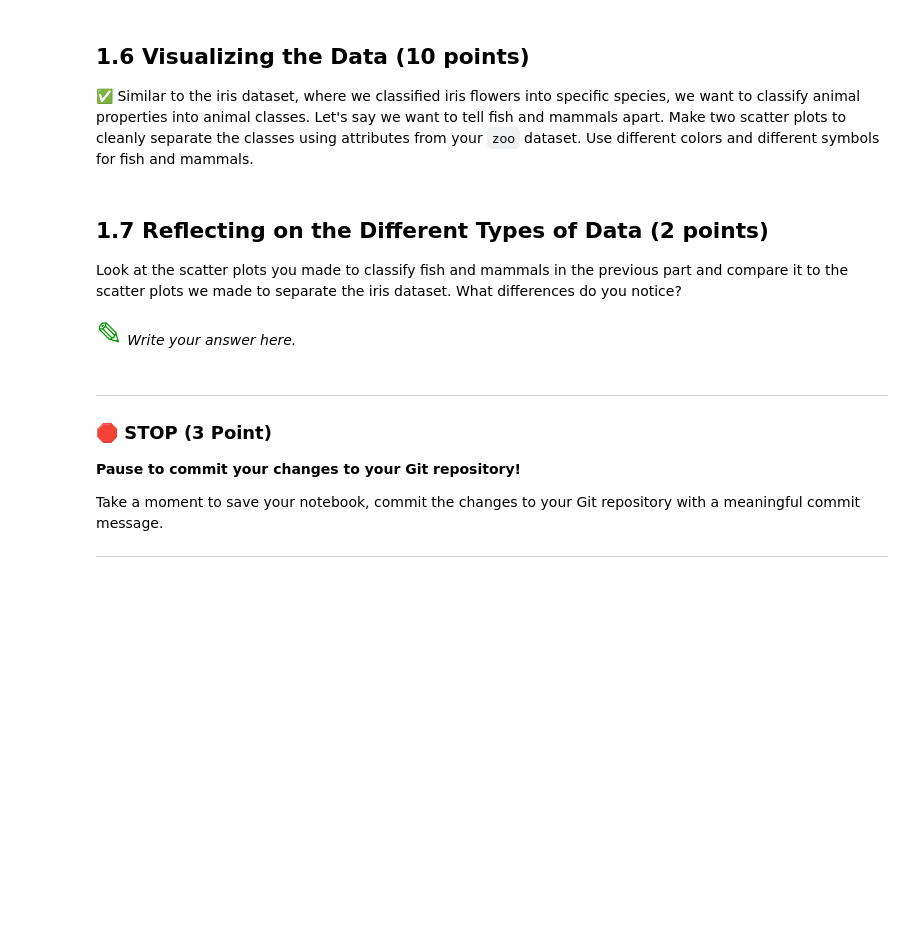
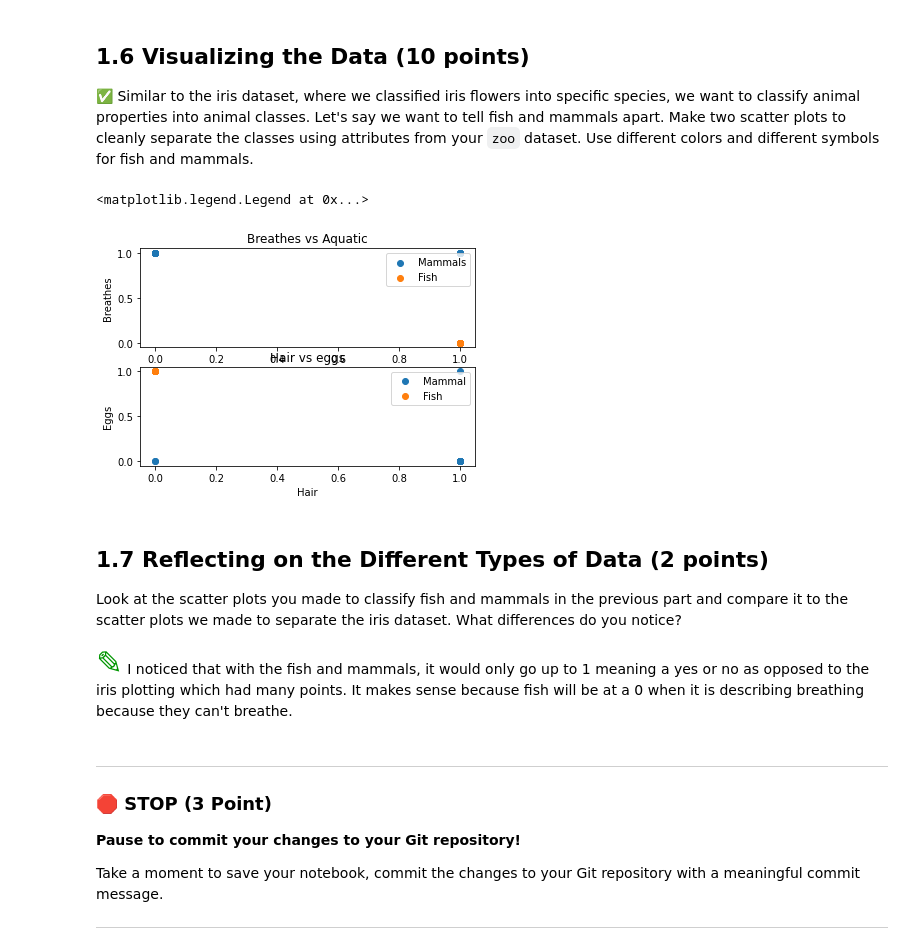
Before and after one commit to mccoll58/CMSE202-s23-turnin, a Jupyter notebook: hw-02/HW-02_PandasAndObjects-STUDENT.ipynb, the cells around one changed output. Saved outputs shown, nothing was run; the diff lists cells and outputs as text; code cells hidden in the pictures; blank space fills up the shorter version.

```diff
--- a/hw-02/HW-02_PandasAndObjects-STUDENT.ipynb
+++ b/hw-02/HW-02_PandasAndObjects-STUDENT.ipynb
@@ -83,3 +91,8 @@ Look at both datasets (`class.csv`, `zoo.csv`). Describe the contents of both da
 &#9989; Use pandas to read in the `zoo.csv` and `class.csv` files into DataFrames.
 # %%
 #Write code here
+import pandas as pd
+zoo = pd.read_csv('zoo')
+classes = pd.read_csv('class')
+zoo.head()
+#classes
@@ -95,12 +137,33 @@ Look back in the PCA/ICA and see how we used `groupby` to find the number of Iri
 &#9989; Similar to the iris dataset, where we classified iris flowers into specific species, we want to classify animal properties into animal classes. Let's say we want to tell fish and mammals apart. Make two scatter plots to cleanly separate the classes using attributes from your `zoo` dataset. Use different colors and different symbols for fish and mammals.
 # %%
 #Write your code here
+import matplotlib.pyplot as plt
+mammals = zoo[zoo['class_type']==1]
+fish = zoo[zoo['class_type']==4]
+
+plt.subplot(2,1,1)
+plt.scatter(mammals['aquatic'],mammals['breathes'],label = 'Mammals')
+plt.scatter(fish['aquatic'],fish['breathes'],label = 'Fish')
+plt.xlabel('Aquatic')
+plt.ylabel('Breathes')
+plt.title("Breathes vs Aquatic")
+plt.legend()
+plt.subplot(2,1,2)
+plt.scatter(mammals['hair'],mammals['eggs'], label = 'Mammal')
+plt.scatter(fish['hair'],fish['eggs'], label = 'Fish')
+plt.xlabel('Hair')
+plt.ylabel('Eggs')
+plt.title('Hair vs eggs')
+plt.legend()
+# %% [output]
+<matplotlib.legend.Legend at 0x...>
+[figure, added]
 # %% [markdown]
 ## 1.7 Reflecting on the Different Types of Data (2 points)
 
 Look at the scatter plots you made to classify fish and mammals in the previous part and compare it to the scatter plots we made to separate the iris dataset. What differences do you notice?
 # %% [markdown]
-<font size=6 color="#009600">&#9998;</font> *Write your answer here.*
+<font size=6 color="#009600">&#9998;</font> I noticed that with the fish and mammals, it would only go up to 1 meaning a yes or no as opposed to the iris plotting which had many points. It makes sense because fish will be at a 0 when it is describing breathing because they can't breathe.
 # %% [markdown]
 ---
 ### &#128721; STOP (3 Point)
```
Also changed, not shown: parts of 6 cells of this notebook.
